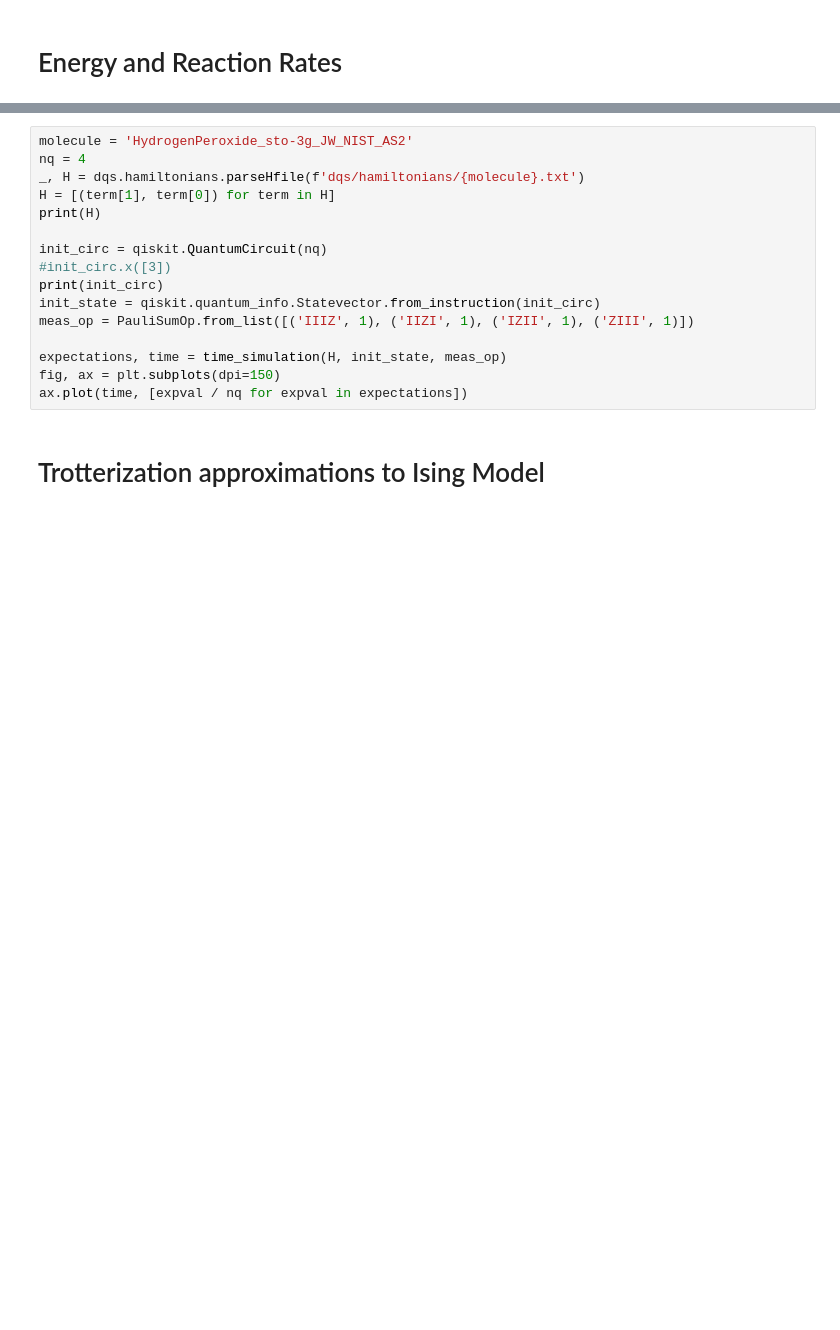
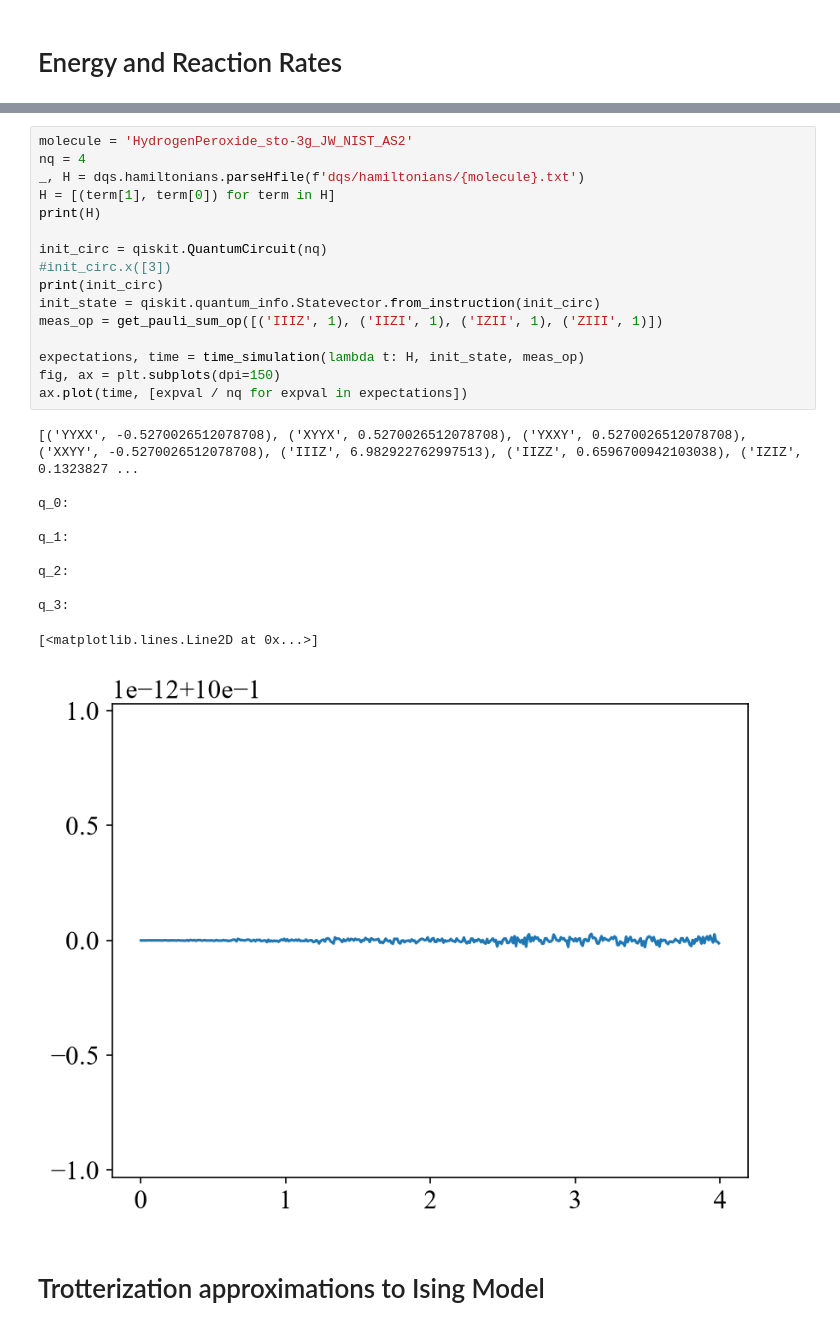
Before and after one commit to kevr35/dqs-term-grouping, a Jupyter notebook: Simulations.ipynb, the cells around one changed output, grey strips where cells are left out. Saved outputs shown, nothing was run; the diff lists cells and outputs as text; blank space fills up the shorter version.

```diff
--- a/Simulations.ipynb
+++ b/Simulations.ipynb
@@ -217,19 +334,31 @@ ax.plot(time, [expval / nq for expval in expectations])
 # %%
 molecule = 'HydrogenPeroxide_sto-3g_JW_NIST_AS2'
 nq = 4
 _, H = dqs.hamiltonians.parseHfile(f'dqs/hamiltonians/{molecule}.txt')
 H = [(term[1], term[0]) for term in H]
 print(H)
 
 init_circ = qiskit.QuantumCircuit(nq)
 #init_circ.x([3])
 print(init_circ)
 init_state = qiskit.quantum_info.Statevector.from_instruction(init_circ)
-meas_op = PauliSumOp.from_list([('IIIZ', 1), ('IIZI', 1), ('IZII', 1), ('ZIII', 1)])
+meas_op = get_pauli_sum_op([('IIIZ', 1), ('IIZI', 1), ('IZII', 1), ('ZIII', 1)])
 
-expectations, time = time_simulation(H, init_state, meas_op)
+expectations, time = time_simulation(lambda t: H, init_state, meas_op)
 fig, ax = plt.subplots(dpi=150)
 ax.plot(time, [expval / nq for expval in expectations])
+# %% [output]
+[('YYXX', -0.5270026512078708), ('XYYX', 0.5270026512078708), ('YXXY', 0.5270026512078708), ('XXYY', -0.5270026512078708), ('IIIZ', 6.982922762997513), ('IIZZ', 0.6596700942103038), ('IZIZ', 0.1323827 ...
+
+q_0:
+
+q_1:
+
+q_2:
+
+q_3:
+[<matplotlib.lines.Line2D at 0x...>]
+[figure, added]
 # %% [markdown]
 # Trotterization approximations to Ising Model
 # %%
```
Also changed, not shown: parts of 23 cells of this notebook, 3 other files.
